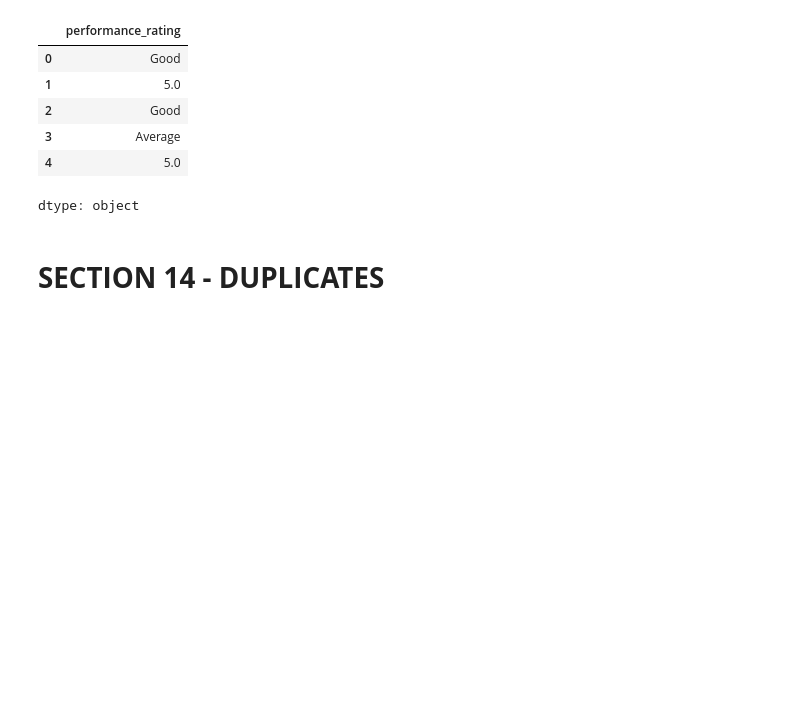
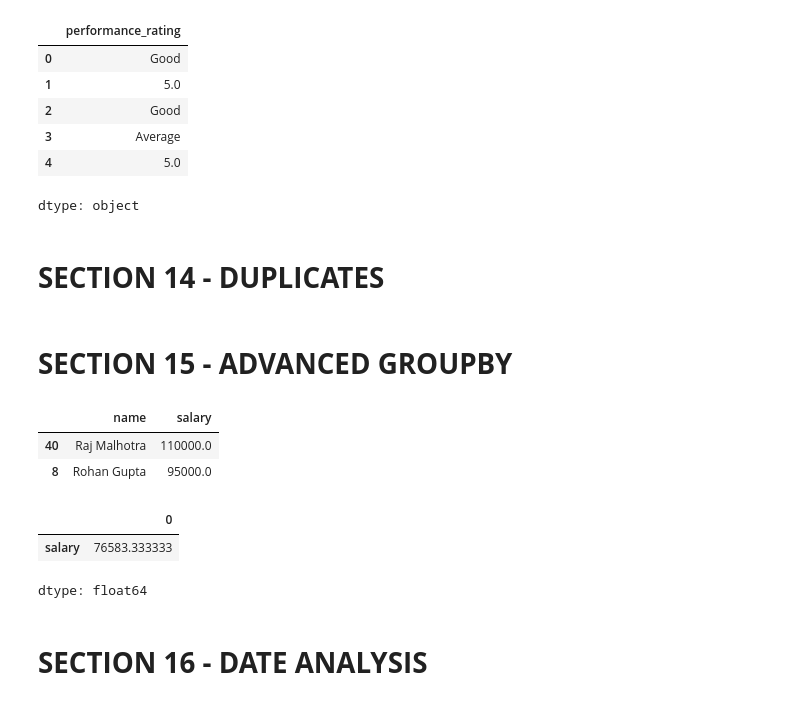
Before and after one commit to Vasista-G/GoogleCollab_Python, a Jupyter notebook: PandasLvL3/PandasLvL3Practice.ipynb, the cells around one changed output. Saved outputs shown, nothing was run; the diff lists cells and outputs as text; code cells hidden in the pictures; blank space fills up the shorter version.

```diff
--- a/PandasLvL3/PandasLvL3Practice.ipynb
+++ b/PandasLvL3/PandasLvL3Practice.ipynb
@@ -495,3 +559,21 @@ emp[emp["name"].map(emp["name"].value_counts()) > 1]
 
 #using duplicated
 emp["name"].duplicated(keep= False)
+# %% [markdown]
+# **SECTION 15 - ADVANCED GROUPBY**
+# %%
+#Find the employee with the highest salary in each department.
+
+m.loc[m["salary"] == m.groupby("department")["salary"].transform("max"), ["name", "salary"]].nlargest(2, "salary")
+# %% [output]
+|  | name | salary |
+| 40 | Raj Malhotra | 110000.0 |
+| 8 | Rohan Gupta | 95000.0 |
+# %%
+#Find the average salary of employees above the department average
+
+m.loc[m["salary"] > m.groupby("department")["salary"].transform("mean"),["salary"]].mean()
+# %% [output]
+|  | 0 |
+| salary | 76583.333333 |
+dtype: float64
@@ -497,0 +586,2 @@ emp["name"].duplicated(keep= False)
+# %% [markdown]
+# **SECTION 16 - DATE ANALYSIS**
```
Also changed, not shown: parts of 13 cells of this notebook.
